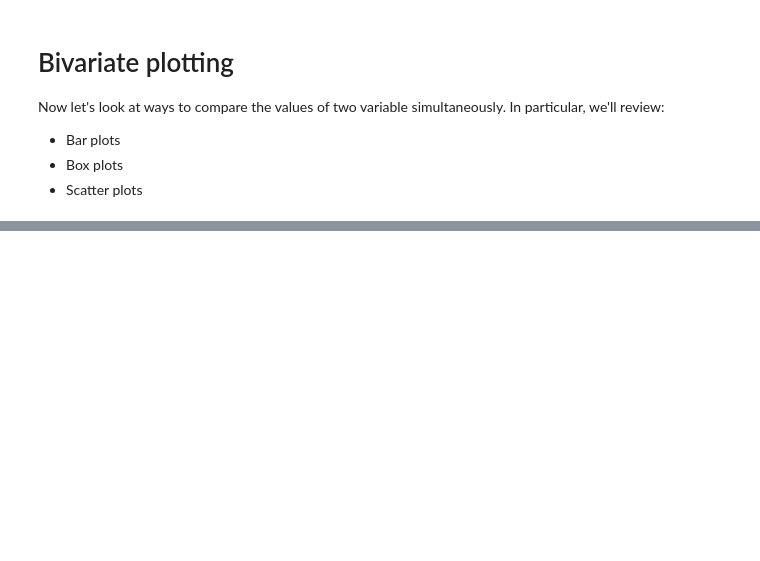
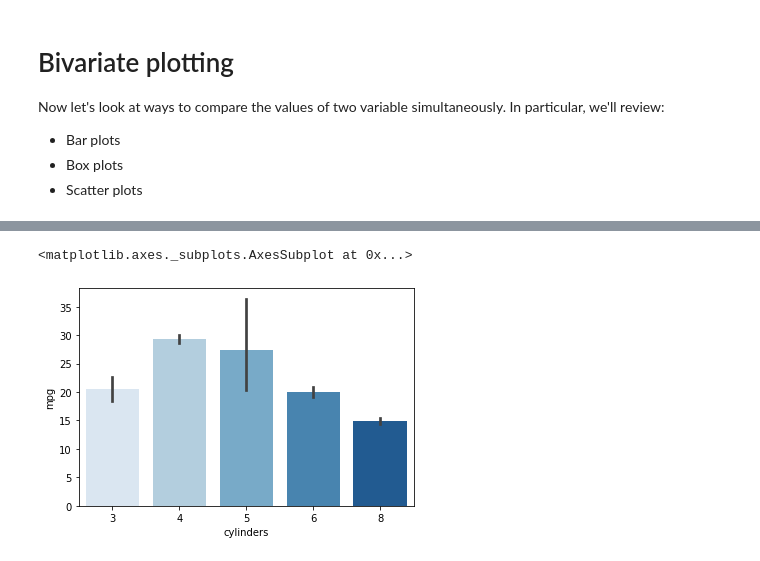
Before and after one commit to stringfestdata/olt-python-for-excel-users, a Jupyter notebook: 3-python-for-data-analysis/data-visualization.ipynb, the cells around one changed output, grey strips where cells are left out. Saved outputs shown, nothing was run; the diff lists cells and outputs as text; code cells hidden in the pictures; blank space fills up the shorter version.

```diff
--- a/3-python-for-data-analysis/data-visualization.ipynb
+++ b/3-python-for-data-analysis/data-visualization.ipynb
@@ -139,0 +169,11 @@ If we were interested in the *count* of categories rather than their distributio
+# %%
+# Let's import mean from numpy so we can
+# use it to find the average
+
+import numpy as np
+sns.barplot(x='cylinders',y='mpg',data=mpg,estimator=np.mean,
+            # I would like to set this to consistent colors again
+            palette='Blues')
+# %% [output]
+<matplotlib.axes._subplots.AxesSubplot at 0x...>
+[figure, added]
```
Also changed, not shown: parts of 27 cells of this notebook, 5 other files.
